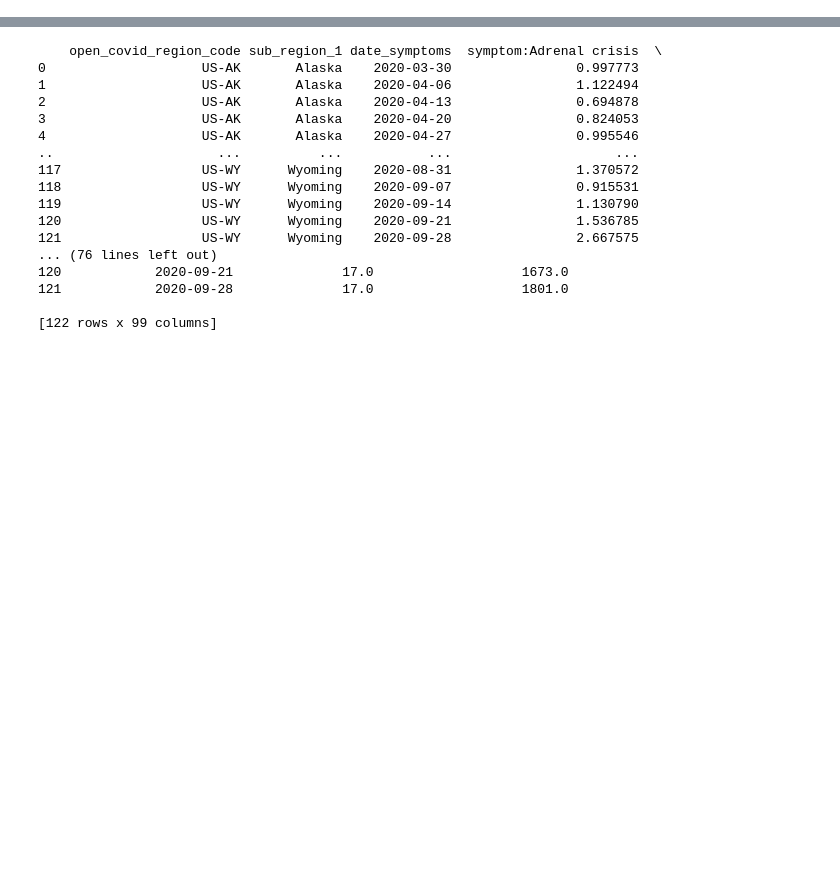
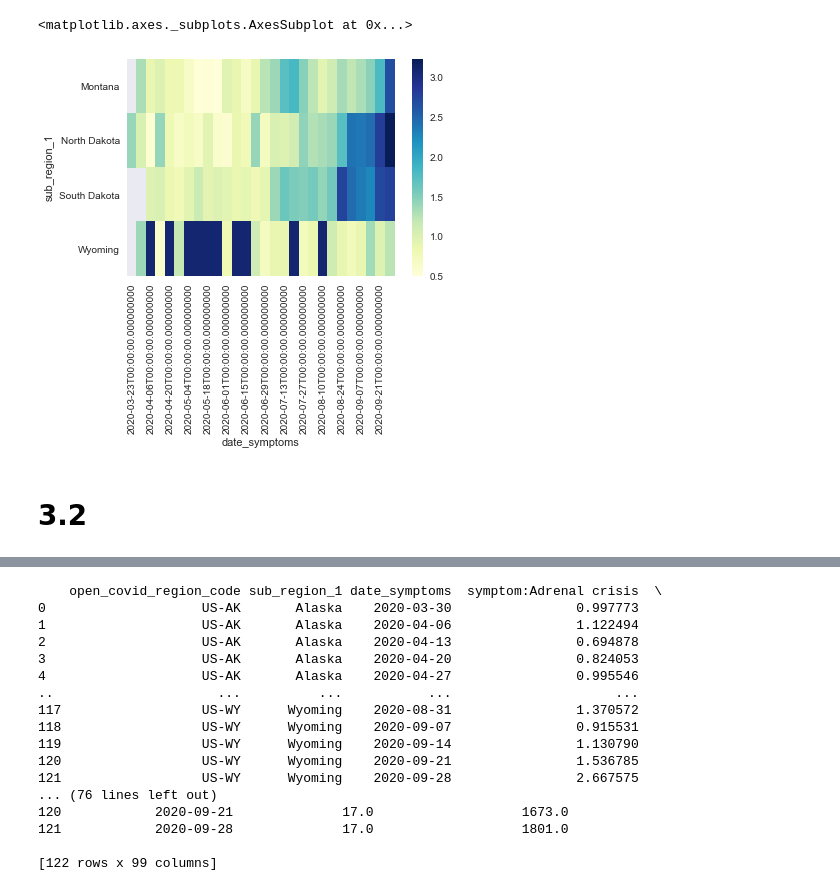
Before and after one commit to brendanmarks/Project1, a Jupyter notebook: Project1.ipynb, the cells around one changed output, grey strips where cells are left out. Cells and saved outputs as stored; diff of their text form; code cells hidden in the pictures; blank space fills up the shorter version.

```diff
--- a/Project1.ipynb
+++ b/Project1.ipynb
@@ -198,0 +249,7 @@ dl = DataLoader()
+# %%
+sns.heatmap(heatmap_ageusia, cmap="YlGnBu")
+# %% [output]
+<matplotlib.axes._subplots.AxesSubplot at 0x...>
+[figure, added]
+# %% [markdown]
+# 3.2
```
Also changed, not shown: parts of 10 cells of this notebook.
